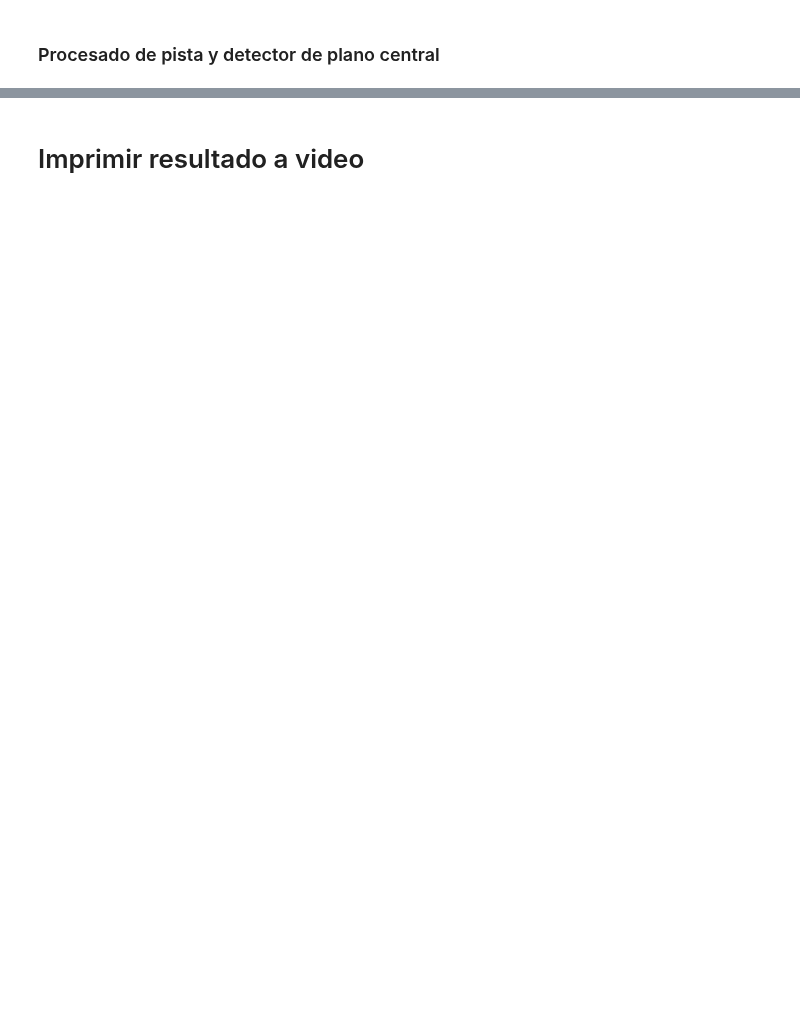
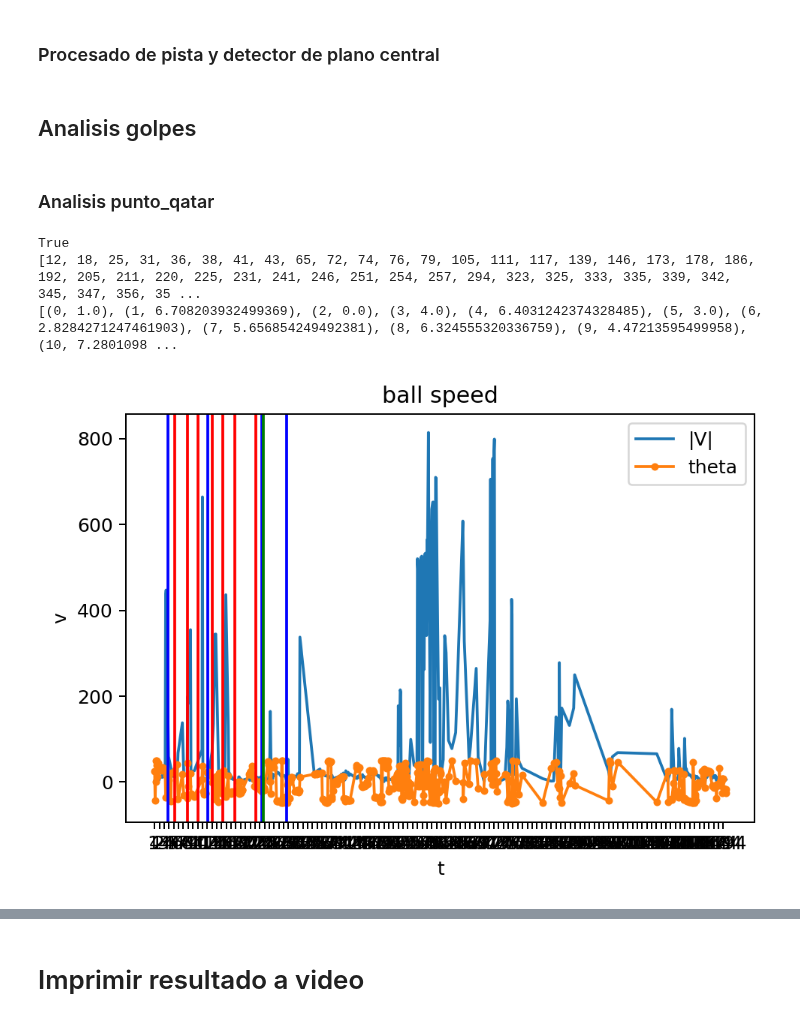
Before and after one commit to VictorUceda/TrackNet-Padel, a Jupyter notebook: Analisis_hits_padel.ipynb, the cells around one changed output, grey strips where cells are left out. Drawn from its saved outputs; the diff is of its cells as text; code cells hidden in the pictures; blank space fills up the shorter version.

```diff
--- a/Analisis_hits_padel.ipynb
+++ b/Analisis_hits_padel.ipynb
@@ -335,3 +341,67 @@ def is_central_camera(img, search_intersection=False, plot=False):
       if found_v and found_h:
         return img, True
   return cdst, False
+# %% [markdown]
+## Analisis golpes
+# %% [markdown]
+### Analisis punto_qatar
+# %%
+import cmath
+hits = [46, 73, 94, 125, 147, 171, 215]
+wall = [231]
+bounce = [32, 115, 229, 280]
+ball_t = [int(t) for t in ball_pos.keys() if len(ball_pos[t][0])>2]
+ball_v_x = [ball_pos[t][0][2][0] for t in ball_t if len(ball_pos[t][0])>2]
+ball_v_y = [ball_pos[t][0][2][1] for t in ball_t if len(ball_pos[t][0])>2]
+ball_v = [math.sqrt(x*x+y*y) for x,y in zip(ball_v_x, ball_v_y)]
+ball_o = [cmath.polar(complex(x,y))[1]*100/(2*math.pi) for x,y in zip(ball_v_x, ball_v_y)]
+
+to_delete = []
+
+for i in range(1,len(ball_t)-1):
+  if i==43: print(ball_v[i] < ball_v[i-1]-8 and ball_v[i] < ball_v[i+1]-8)
+  if ball_v[i] < ball_v[i-1]-8 and ball_v[i] < ball_v[i+1]-8:
+    to_delete.append(i)
+print(to_delete)
+
+ball_t = [ball_t[i] for i in range(len(ball_t)) if i not in to_delete]
+ball_v_x = [ball_v_x[i] for i in range(len(ball_v_x)) if i not in to_delete]
+ball_v_y = [ball_v_y[i] for i in range(len(ball_v_y)) if i not in to_delete]
+ball_v = [ball_v[i] for i in range(len(ball_v)) if i not in to_delete]
+ball_o = [ball_o[i] for i in range(len(ball_o)) if i not in to_delete]
+
+
+print(list(zip(range(len(ball_v)), ball_v)))
+
+
+import matplotlib.pyplot as plt
+plt.rcParams['figure.dpi'] = 180
+
+radians = True
+if radians:
+  plt.plot(ball_t, ball_v, label="|V|")
+  plt.plot(ball_t, ball_o, label="theta", marker='.')
+else:
+  plt.plot(ball_t, ball_v_x, label="V_x", marker='.')
+  plt.plot(ball_t, ball_v_y, label="V_y", marker='x')
+plt.xticks(np.arange(min(ball_t), max(ball_t)-1, 10))
+for b in bounce:
+  plt.axvline(x=b, color='b')
+for h in hits:
+  plt.axvline(x=h, color='r')
+for w in wall:
+  plt.axvline(x=w, color='g')
+
+plt.plot()
+
+plt.xlabel("t")
+plt.ylabel("v")
+plt.title("ball speed")
+plt.legend()
+plt.axes().xaxis.grid(True, which='minor')
+plt.show()
+# %% [output]
+True
+[12, 18, 25, 31, 36, 38, 41, 43, 65, 72, 74, 76, 79, 105, 111, 117, 139, 146, 173, 178, 186, 192, 205, 211, 220, 225, 231, 241, 246, 251, 254, 257, 294, 323, 325, 333, 335, 339, 342, 345, 347, 356, 35 ...
+[(0, 1.0), (1, 6.708203932499369), (2, 0.0), (3, 4.0), (4, 6.4031242374328485), (5, 3.0), (6, 2.8284271247461903), (7, 5.656854249492381), (8, 6.324555320336759), (9, 4.47213595499958), (10, 7.2801098 ...
+[figure, added]
```
Also changed, not shown: parts of 8 cells of this notebook.
